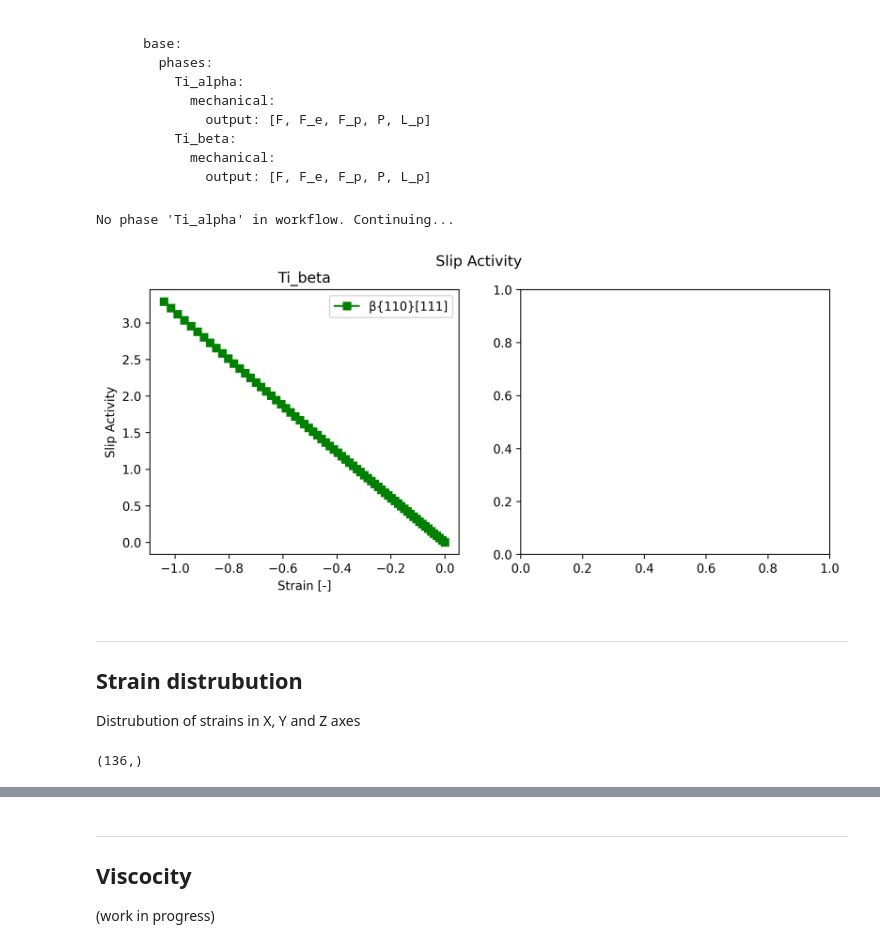
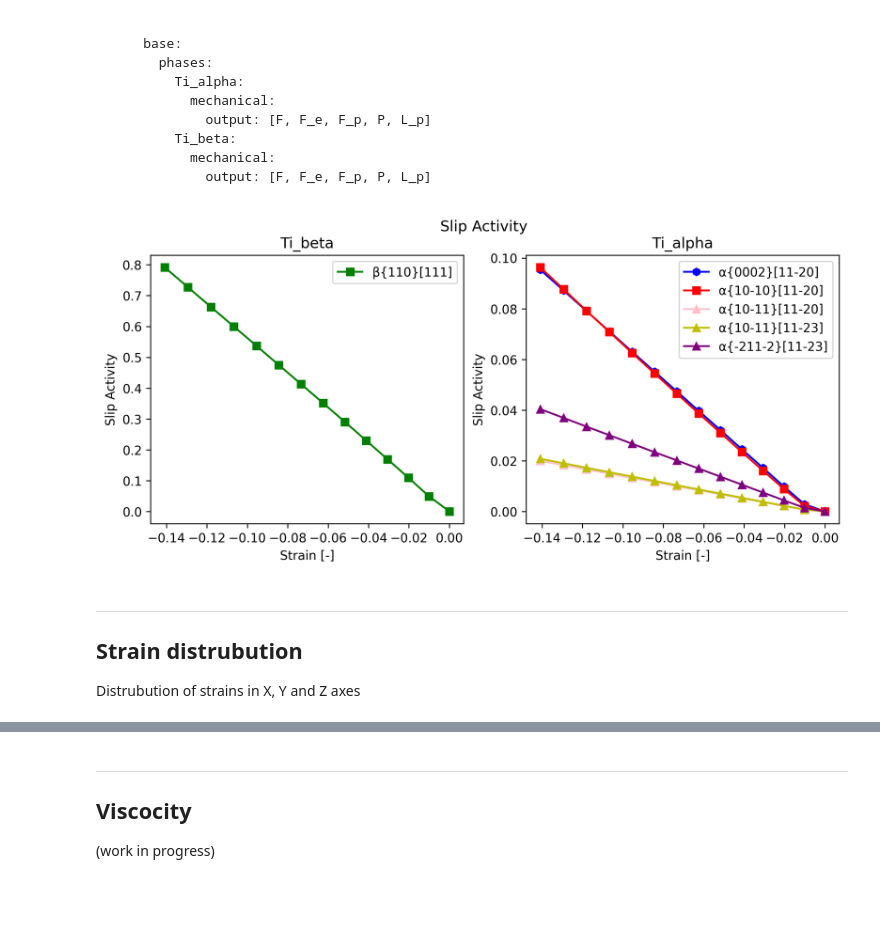
Before and after one commit to LightForm-group/Diffraction-postprocessing, a Jupyter notebook: Matflow_postproc_example.ipynb, the cells around one changed output, grey strips where cells are left out. Saved outputs shown, nothing was run; the diff lists cells and outputs as text; code cells hidden in the pictures; blank space fills up the shorter version.

```diff
--- a/Matflow_postproc_example.ipynb
+++ b/Matflow_postproc_example.ipynb
@@ -261,18 +291,20 @@ for i, axis in enumerate(["X", "Y", "Z"]):
 
 latticestrain = pickle.load(open(workflow_dir+'lattice_strain.pkl', 'rb'))
 
-fig1, axs1 = plt.subplots(1,3, figsize=(14, 4), dpi=300) # one row, three coloumns
+fig1, axs1 = plt.subplots(1,3, figsize=(14, 4), dpi=300, facecolor='w') # one row, three coloumns
 fig1.suptitle(f"Lattice Strain Ti_alpha")
 for i, axis in enumerate(["X", "Y", "Z"]):
     plot_lattice_strain_dist_inc(axs1[i], latticestrain, axis,
                                  phase="Ti_alpha", inc=100, bins=100,
-                                 xmin=-2000, xlim=2000,
-                                 ymin=0, ylim=800)
+                                 xmin=None, xlim=None,
+                                 ymin=None, ylim=None)
+plt.savefig(f'{workflow_dir}Ti_alpha_latticestrain_dist.png')
 
 # fig2, axs2 = plt.subplots(1,3, figsize=(14, 4), dpi=300) # one row, three coloumns
 # fig2.suptitle(f"Lattice Strain Ti_beta")
 # for i, axis in enumerate(["X", "Y", "Z"]):
-#     plot_lattice_strain_dist_inc(axs1[i], latticestrain, axis,
+#     plot_lattice_strain_dist_inc(axs2[i], latticestrain, axis,
 #                                  phase="Ti_beta", inc=100, bins=100,
-#                                  xmin=-2000, xlim=2000,
-#                                  ymin=0, ylim=800)
+#                                  xmin=None, xlim=None,
+#                                  ymin=None, ylim=None)
+# plt.savefig(f'{workflow_dir}Ti_beta_latticestrain_dist.png')
@@ -284,13 +333,14 @@ for i, axis in enumerate(["X", "Y", "Z"]):
 
 incs = ve_response["volume_data"]['sigma']['meta']['increments']
 
-fig, axs = plt.subplots(1,2, figsize=(10, 4), dpi=300) # one row, three coloumns
+fig, axs = plt.subplots(1,2, figsize=(10, 4), dpi=300, facecolor='w') # one row, three coloumns
 fig.suptitle('Hydrostratic stresses')
 
 hydrostatic_stress = {}
 for i, phase in enumerate(sim_ve_load.inputs.phases.keys()):
 
     # Get hydrostatic stress from tensor components
+#     true_strain = ve_response["volume_data"]['epsilon_V^0(F)_vM']['data']
     true_strain = ve_response["volume_data"]['epsilon_V^0(F)']['data'][:, :, 2, 2].mean(axis=1)
     sigma_X = ve_response["phase_data"][f'{phase}_sigma']['data'][:,:,0,0].mean(axis=1)/1e6
     sigma_Y = ve_response["phase_data"][f'{phase}_sigma']['data'][:,:,1,1].mean(axis=1)/1e6
@@ -318,4 +368,6 @@ for i, phase in enumerate(sim_ve_load.inputs.phases.keys()):
 
 # save data to .pkl files to avoid having to recalculate to change the graphs.
 pickle.dump(hydrostatic_stress, open(workflow_dir+'hydrostatic_stress.pkl', 'wb'))
+# save figures
+plt.savefig(f'{workflow_dir}hydrostatic_stress.png')
 # %% [output]
@@ -361,20 +413,26 @@ Required arguments in `workflow.yaml`:
 # %%
 
 # Plot slip activity
-fig, axs = plt.subplots(1,2, figsize=(10, 4), dpi=300) # one row, three coloumns
+fig, axs = plt.subplots(1,2, figsize=(10, 4), dpi=300, facecolor='w') # one row, three coloumns
 fig.suptitle('Slip Activity')
 
+# true_strain = ve_response['volume_data']['epsilon_V^0(F)_vM']['data']
 true_strain = ve_response['volume_data']['epsilon_V^0(F)']['data'][:, :, 2, 2].mean(axis=1)
-true_stress = ve_response['volume_data']['sigma']['data'][:, :, 2, 2].mean(axis=1) /1e6
+true_stress = ve_response['volume_data']['sigma']['data'][:, 2, 2]/1e6
+# true_stress = ve_response['volume_data']['sigma']['data'][:, :, 1, 1].mean(axis=1)/1e6
 try:
     alpha_basal_slip = ve_response['phase_data']['Ti_alpha_gamma_sl']['data'][:, :, 0:3].mean(axis=1).sum(axis=1)
     alpha_prism_slip = ve_response['phase_data']['Ti_alpha_gamma_sl']['data'][:, :, 3:6].mean(axis=1).sum(axis=1)
-    alpha_pyram_slip = ve_response['phase_data']['Ti_alpha_gamma_sl']['data'][:, :, 6:18].mean(axis=1).sum(axis=1)
+    alpha_pyram_a_slip = ve_response['phase_data']['Ti_alpha_gamma_sl']['data'][:, :, 6:9].mean(axis=1).sum(axis=1)
+    alpha_pyram1_ca_slip = ve_response['phase_data']['Ti_alpha_gamma_sl']['data'][:, :, 9:12].mean(axis=1).sum(axis=1)
+    alpha_pyram2_ca_slip = ve_response['phase_data']['Ti_alpha_gamma_sl']['data'][:, :, 12:18].mean(axis=1).sum(axis=1)
 except:
     print(f"No phase 'Ti_alpha' in workflow. Continuing...")
     alpha_basal_slip = []
     alpha_prism_slip = []
-    alpha_pyram_slip = []
+    alpha_pyram_a_slip = []
+    alpha_pyram1_ca_slip = []
+    alpha_pyram2_ca_slip = []
 try:
     beta_slip = ve_response['phase_data']['Ti_beta_gamma_sl']['data'][:, :].mean(axis=1).sum(axis=1)
 except:
@@ -384,44 +442,44 @@ except:
 slip_activity = {'true_strain' : true_strain,
                  'true_stress' : true_stress,
                  'alpha_basal_slip' : alpha_basal_slip,
                  'alpha_prism_slip' : alpha_prism_slip,
-                 'alpha_pyram_slip' : alpha_pyram_slip,
+                 'alpha_pyram_a_slip' : alpha_pyram_a_slip,
+                 'alpha_pyram1_ca_slip' : alpha_pyram1_ca_slip,
+                 'alpha_pyram2_ca_slip' : alpha_pyram2_ca_slip,
                  'beta_slip' : beta_slip,
                 }
 
 for i, phase in enumerate(sim_ve_load.inputs.phases.keys()):
     # Get data from .hdf5
 #     axs[i].plot(true_strain, true_stress, label="true_stress", color='k')
     if phase == "Ti_alpha":
         axs[i].plot(true_strain, alpha_basal_slip, label="α{0002}[11-20]", color='b', marker='h')
         axs[i].plot(true_strain, alpha_prism_slip, label="α{10-10}[11-20]", color='r', marker='s')
-        axs[i].plot(true_strain, alpha_pyram_slip, label="α{10-11}[11-23]", color='y', marker='^')
+        axs[i].plot(true_strain, alpha_pyram_a_slip, label="α{10-11}[11-20]", color='pink', marker='^')
+        axs[i].plot(true_strain, alpha_pyram1_ca_slip, label="α{10-11}[11-23]", color='y', marker='^')
+        axs[i].plot(true_strain, alpha_pyram2_ca_slip, label="α{-211-2}[11-23]", color='purple', marker='^')
     else:
         pass
     if phase == "Ti_beta":
         axs[i].plot(true_strain, beta_slip, label="β{110}[111]", color='g', marker='s')
     else:
         pass
 
     axs[i].set_title(f"{phase}")
     axs[i].set_xlabel("Strain [-]")
     axs[i].set_xlim(None, None)
     axs[i].set_ylabel("Slip Activity")
     axs[i].set_ylim(None, None)
     axs[i].legend()
 
 # save data to .pkl files to avoid having to recalculate to change the graphs.
 pickle.dump(slip_activity, open(workflow_dir+'slip_activity.pkl', 'wb'))
+# save figures
+plt.savefig(f'{workflow_dir}slip_activity.png')
 # %% [output]
-No phase 'Ti_alpha' in workflow. Continuing...
-[figure, old version]
+[figure, new version]
 # %% [markdown]
 ---
 ## Strain distrubution
 Distrubution of strains in X, Y and Z axes
-# %%
-true_strain = ve_response["volume_data"][f"epsilon_V^0(F)"]["data"][:, :, 1, 1].mean(axis=1)
-print(true_strain.shape)
-# %% [output]
-(136,)
 # %%
```
Also changed, not shown: parts of 17 cells of this notebook, 7 other files.
